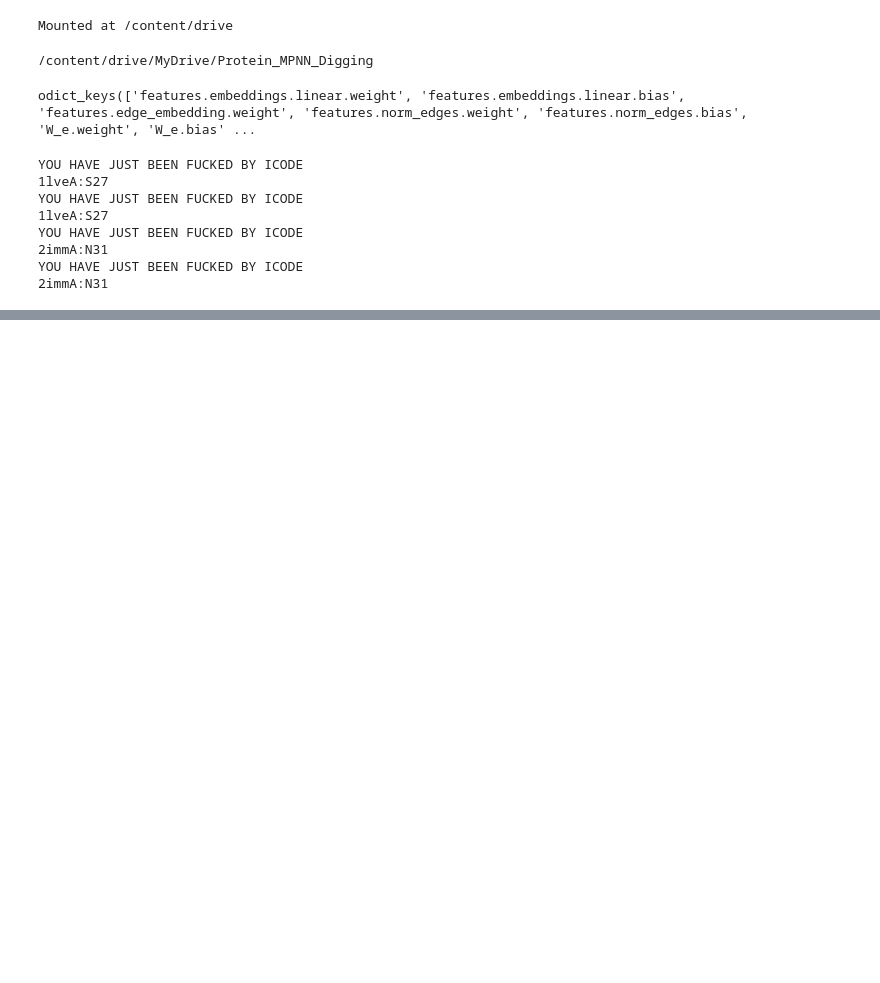
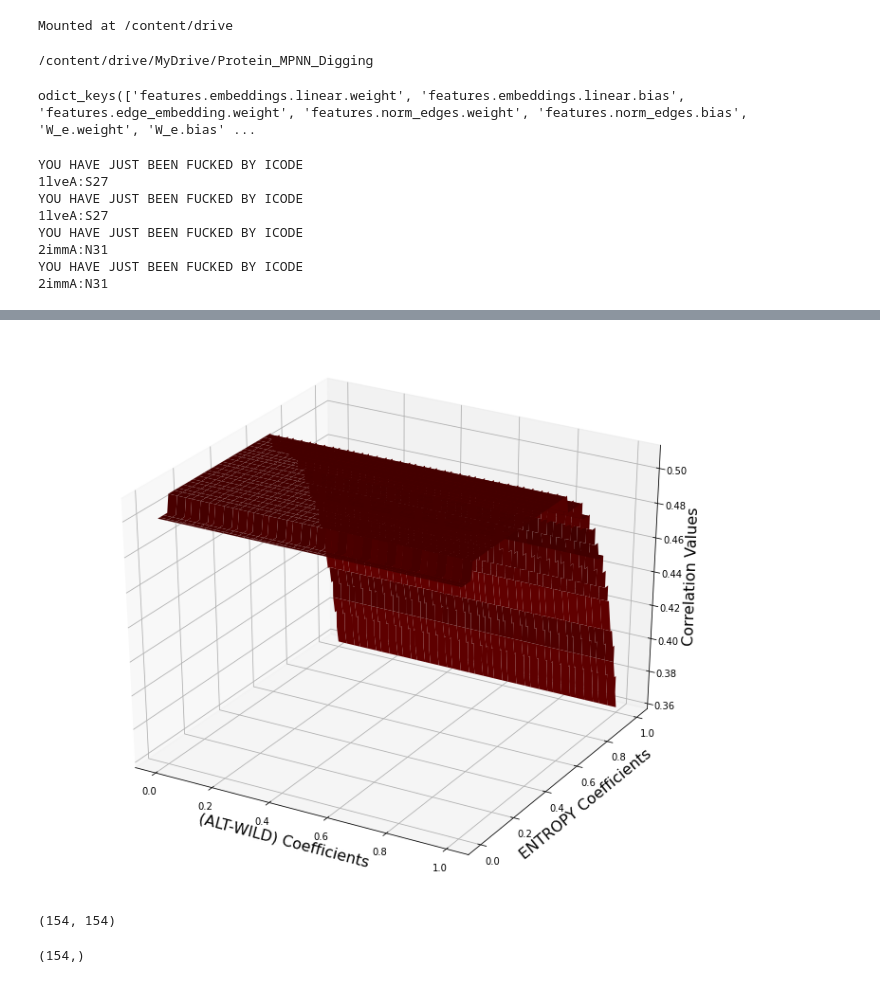
Before and after one commit to SajidAhmeduiu/ProteinMPNN, a Jupyter notebook: Sajid_Additions/ProteinMPNNTesting.ipynb, the cells around one changed output, grey strips where cells are left out. Saved outputs shown, nothing was run; the diff lists cells and outputs as text; code cells hidden in the pictures; blank space fills up the shorter version.

```diff
--- a/Sajid_Additions/ProteinMPNNTesting.ipynb
+++ b/Sajid_Additions/ProteinMPNNTesting.ipynb
@@ -32,7 +32,7 @@ from protein_mpnn_utils import loss_nll, loss_smoothed, gather_edges, gather_nod
 from protein_mpnn_utils import StructureDataset, StructureDatasetPDB, ProteinMPNN
 from Bio.PDB import *
 
-device = torch.device("cuda:0" if (torch.cuda.is_available()) else "cpu")
+device = torch.device("cuda" if (torch.cuda.is_available()) else "cpu")
 # %%
 import pandas as pd
 from tqdm.notebook import tqdm
@@ -215,0 +584,32 @@ R,R
+# %%
+import matplotlib.pyplot as plt
+from mpl_toolkits.mplot3d import Axes3D
+x = np.array([i for (i,j) in coefficient_result_dictionary.keys()])
+y = np.array([j for (i,j) in coefficient_result_dictionary.keys()])
+X_g, Y_g = np.meshgrid(x, y)
+correlations_vals = np.array([i for i in coefficient_result_dictionary.values()]).reshape(-1,1)
+fig = plt.figure(figsize=(10,8))
+ax = Axes3D(fig)
+ax.plot_surface(X_g, Y_g, correlations_vals,label="Linear Combination Correlations",color="maroon")
+# ax.legend()
+ax.set_xlabel("(ALT-WILD) Coefficients",fontsize=16)
+ax.set_ylabel("ENTROPY Coefficients",fontsize=16)
+# set z ticks and labels
+# ax.set_zticks([-2, 0, 2])
+# change fontsize
+# for t in ax.zaxis.get_major_ticks(): t.label.set_fontsize(10)
+# disable auto rotation
+ax.zaxis.set_rotate_label(False)
+ax.set_zlabel('Correlation Values', fontsize=16, rotation = 88)
+# plt.zlabel("ENTROPY Coefficients",fontsize=16)
+plt.show()
+# %% [output]
+[figure, added]
+# %%
+print(X_g.shape)
+# %% [output]
+(154, 154)
+# %%
+print(correlations_vals.shape)
+# %% [output]
+(154,)
```
Also changed, not shown: parts of 20 cells of this notebook.
